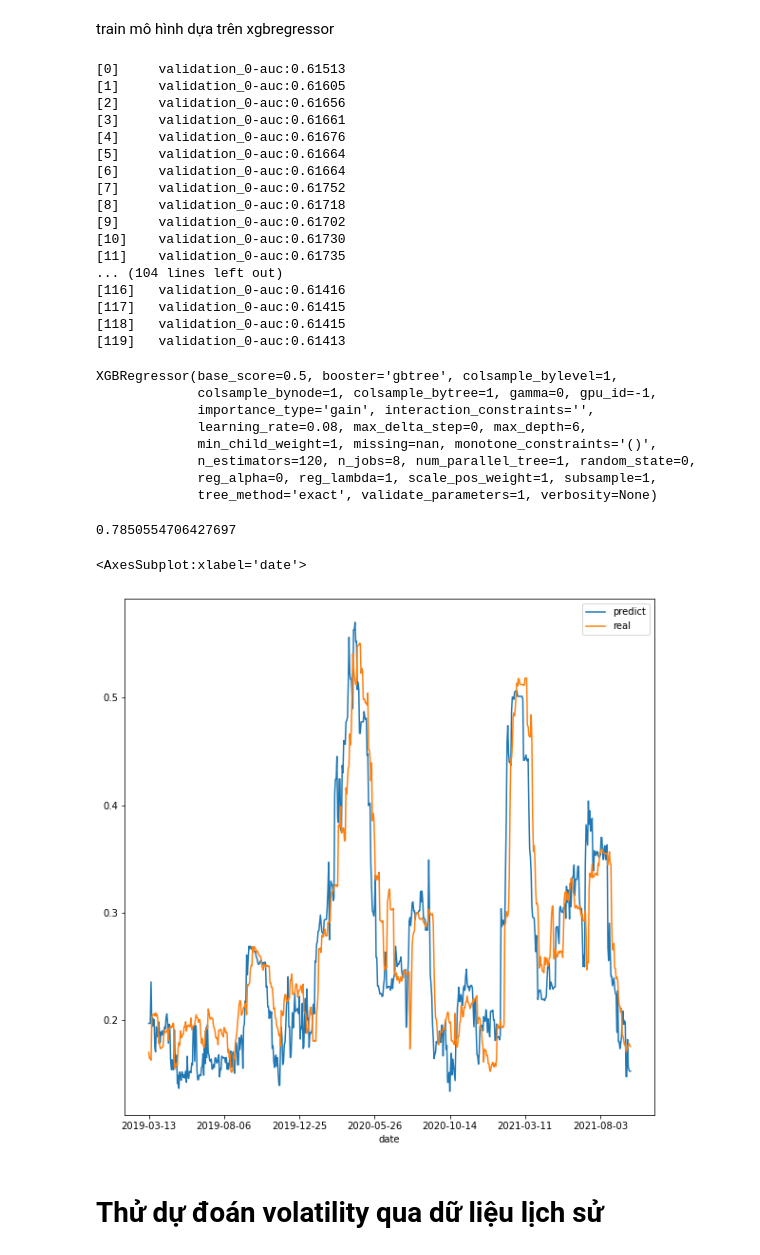
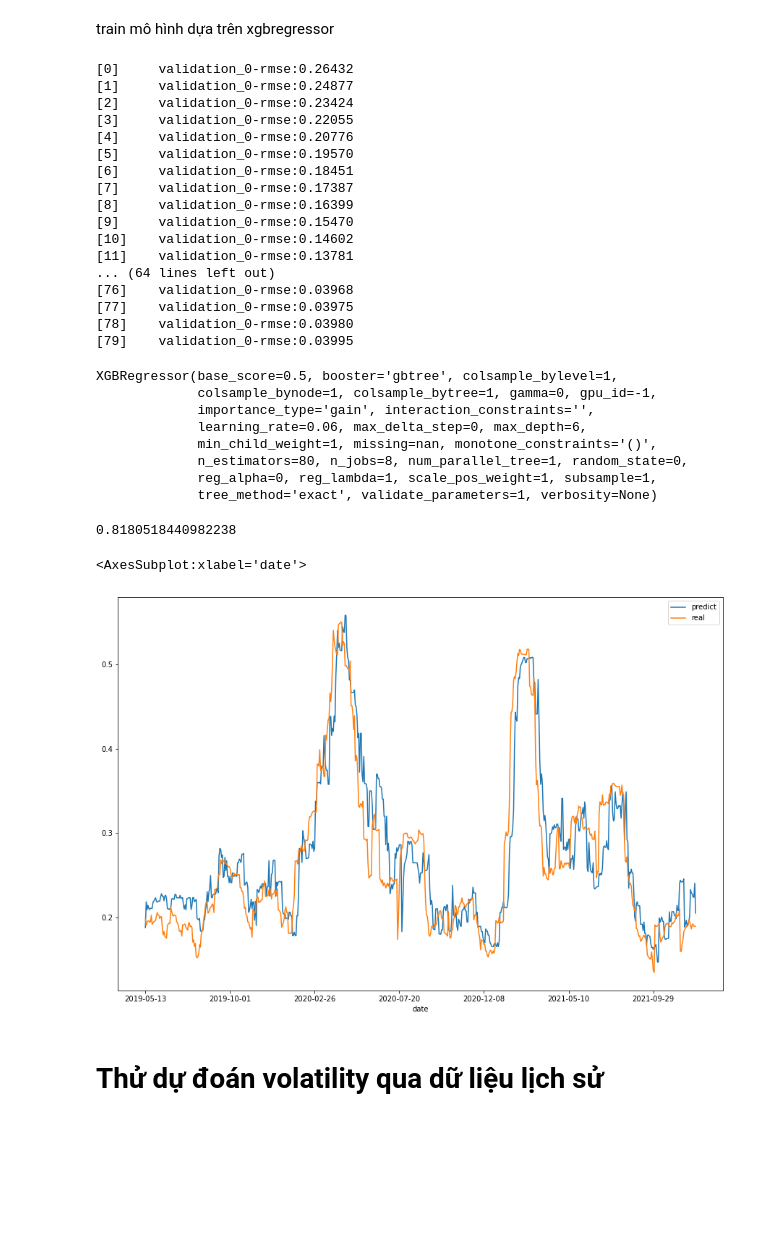
Before and after one commit to eleluong/BTLnmDM-ML, a Jupyter notebook: Predict.ipynb, the cells around one changed output. Drawn from its saved outputs; the diff is of its cells as text; code cells hidden in the pictures; blank space fills up the shorter version.

```diff
--- a/Predict.ipynb
+++ b/Predict.ipynb
@@ -52,7 +50,7 @@ SHB_df = SHB_df.iloc[::-1]
 final_df = pd.DataFrame({'ACB':ACB_df['volatility'], 'SHB':SHB_df['volatility'], 'FPT':FPT_df['volatility'] }, index = ACB_df.index)
 final_df.fillna(0, inplace = True)
 # %%
-final_df['predict'] = final_df['FPT'].shift(-5)
+final_df['predict'] = final_df['FPT'].shift(5)
 final_df
 # %% [output]
 |  | ACB | SHB | FPT | predict |
@@ -72,6 +70,6 @@ final_df
 # %%
 final_df = final_df.iloc[::-1]
-final_df = final_df[500:]
+final_df = final_df[500:-5]
 # %%
 final_df.head(20)
 # %% [output]
@@ -104,45 +102,45 @@ y_test = test_df['predict']
 # %% [markdown]
 train mô hình dựa trên xgbregressor
 # %%
-model = regressor(n_estimators = 120, learning_rate = 0.08)
-model.fit(X_train,y_train, eval_set = [(X_val, y_val)], verbose = True, eval_metric = 'auc')
+model = regressor(n_estimators = 80, max_depth = 6, learning_rate = 0.06)
+model.fit(X_train,y_train, eval_set = [(X_val, y_val)], verbose = True, eval_metric = 'rmse')
 # %% [output]
-[0]     validation_0-auc:0.61513
-[1]     validation_0-auc:0.61605
-[2]     validation_0-auc:0.61656
-[3]     validation_0-auc:0.61661
-[4]     validation_0-auc:0.61676
-[5]     validation_0-auc:0.61664
-[6]     validation_0-auc:0.61664
-[7]     validation_0-auc:0.61752
-[8]     validation_0-auc:0.61718
-[9]     validation_0-auc:0.61702
-[10]    validation_0-auc:0.61730
-[11]    validation_0-auc:0.61735
-... (104 lines left out)
-[116]   validation_0-auc:0.61416
-[117]   validation_0-auc:0.61415
-[118]   validation_0-auc:0.61415
-[119]   validation_0-auc:0.61413
+[0]     validation_0-rmse:0.26432
+[1]     validation_0-rmse:0.24877
+[2]     validation_0-rmse:0.23424
+[3]     validation_0-rmse:0.22055
+[4]     validation_0-rmse:0.20776
+[5]     validation_0-rmse:0.19570
+[6]     validation_0-rmse:0.18451
+[7]     validation_0-rmse:0.17387
+[8]     validation_0-rmse:0.16399
+[9]     validation_0-rmse:0.15470
+[10]    validation_0-rmse:0.14602
+[11]    validation_0-rmse:0.13781
+... (64 lines left out)
+[76]    validation_0-rmse:0.03968
+[77]    validation_0-rmse:0.03975
+[78]    validation_0-rmse:0.03980
+[79]    validation_0-rmse:0.03995
 XGBRegressor(base_score=0.5, booster='gbtree', colsample_bylevel=1,
              colsample_bynode=1, colsample_bytree=1, gamma=0, gpu_id=-1,
              importance_type='gain', interaction_constraints='',
-             learning_rate=0.08, max_delta_step=0, max_depth=6,
+             learning_rate=0.06, max_delta_step=0, max_depth=6,
              min_child_weight=1, missing=nan, monotone_constraints='()',
-             n_estimators=120, n_jobs=8, num_parallel_tree=1, random_state=0,
+             n_estimators=80, n_jobs=8, num_parallel_tree=1, random_state=0,
              reg_alpha=0, reg_lambda=1, scale_pos_weight=1, subsample=1,
              tree_method='exact', validate_parameters=1, verbosity=None)
 # %%
 model.score(X_test, y_test)
 # %% [output]
-0.7850554706427697
+0.8180518440982238
 # %%
 predict = model.predict(X_test)
 predict_df = pd.DataFrame({'predict': predict,'real':y_test},index = y_test.index)
-predict_df.plot(figsize = (10,10))
+predict_df.plot(figsize = (15,10))
 # %% [output]
 <AxesSubplot:xlabel='date'>
-[figure, old version]
+[figure, new version]
 # %% [markdown]
 # Thử dự đoán volatility qua dữ liệu lịch sử
 # %% [markdown]
```
Also changed, not shown: parts of 11 cells of this notebook, 2 other files.
